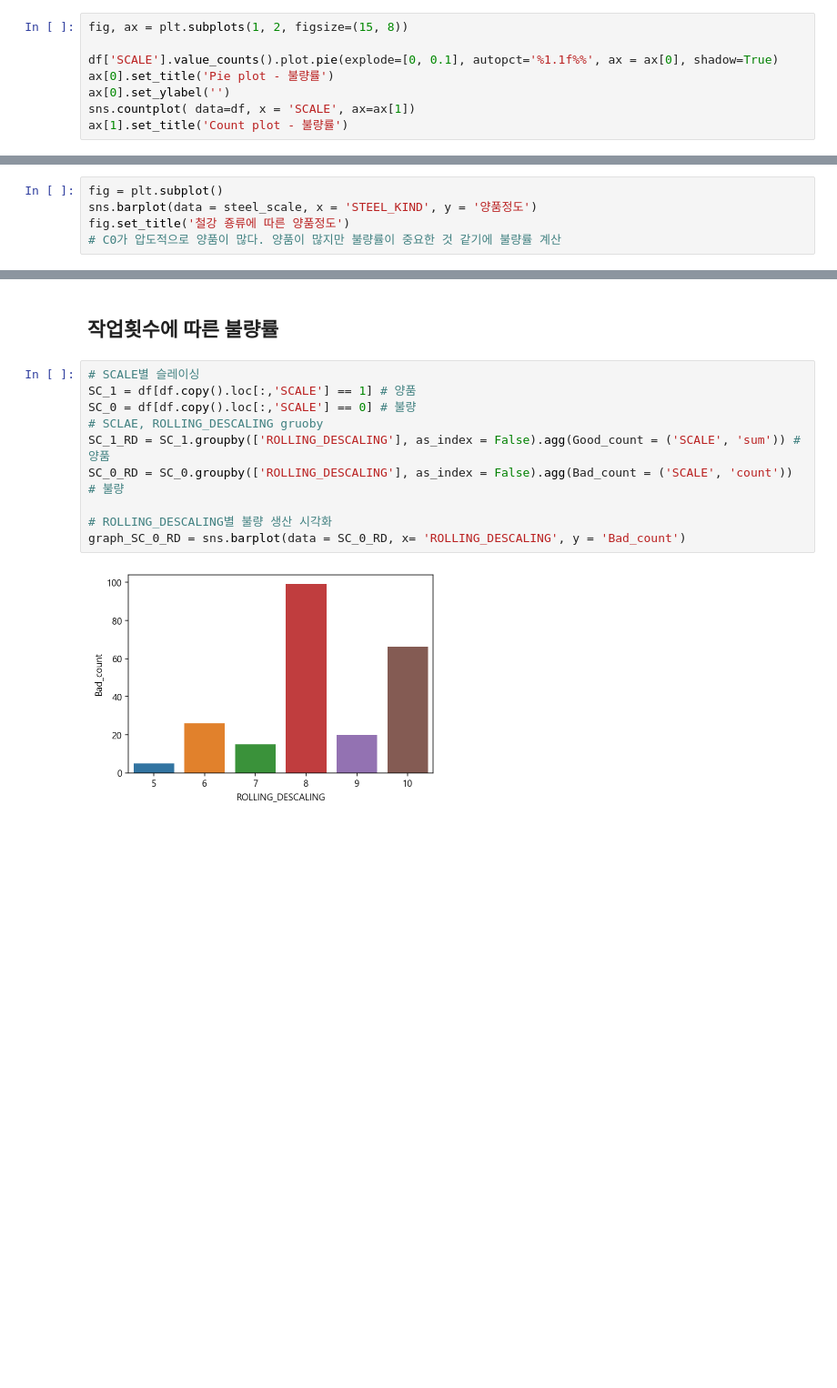
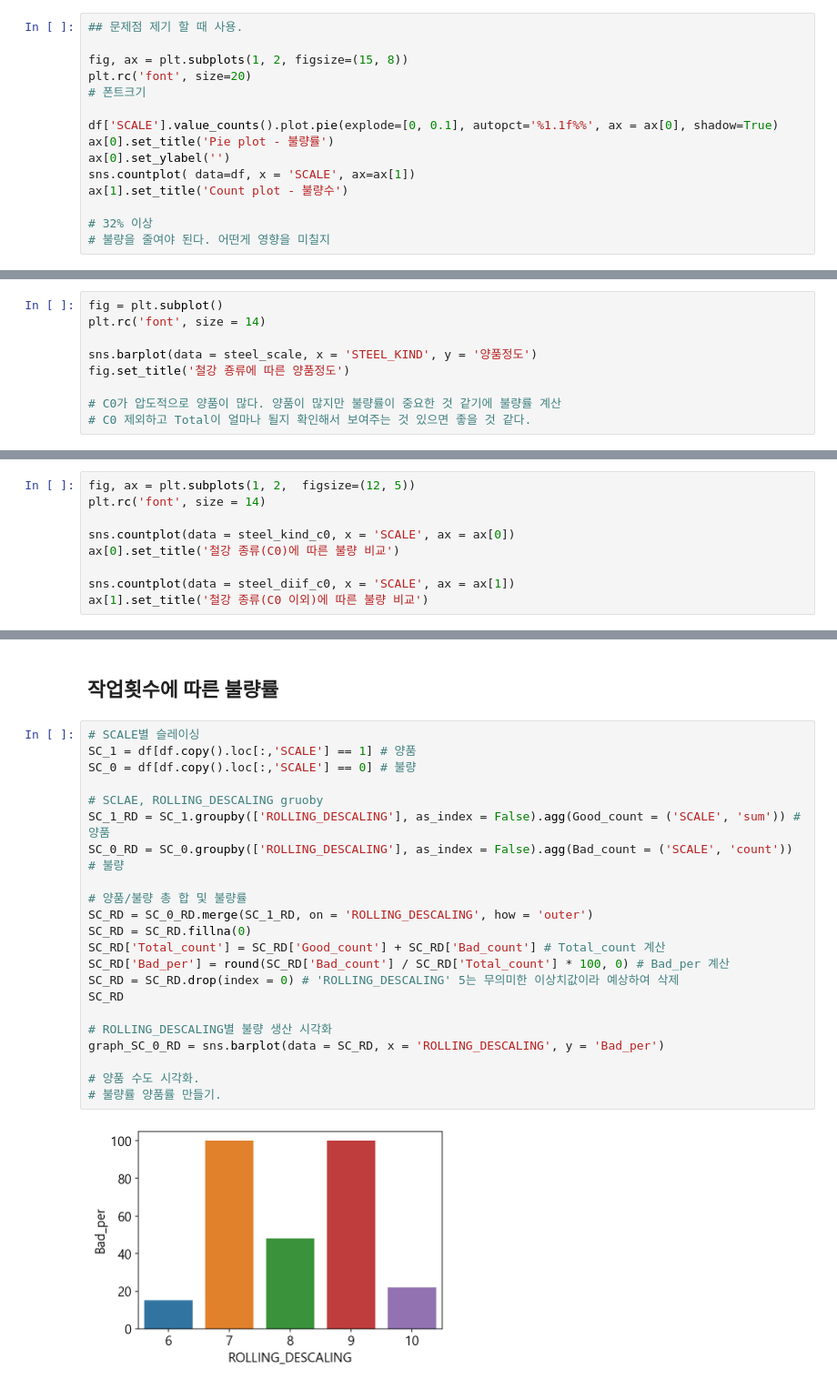
Before and after one commit to ManuSong/First-Project-8, a Jupyter notebook: 8조_프젝.ipynb, the cells around one changed output, grey strips where cells are left out. Shown at 91% size. Cells and saved outputs as stored; diff of their text form; blank space fills up the shorter version.

```diff
--- a/8조_프젝.ipynb
+++ b/8조_프젝.ipynb
@@ -53,11 +72,18 @@ df.head()
 - 0 : 불량
 - 1 : 양품
 # %%
+## 문제점 제기 할 때 사용.
+
 fig, ax = plt.subplots(1, 2, figsize=(15, 8))
+plt.rc('font', size=20)
+# 폰트크기
 
 df['SCALE'].value_counts().plot.pie(explode=[0, 0.1], autopct='%1.1f%%', ax = ax[0], shadow=True)
 ax[0].set_title('Pie plot - 불량률')
 ax[0].set_ylabel('')
 sns.countplot( data=df, x = 'SCALE', ax=ax[1])
-ax[1].set_title('Count plot - 불량률')
+ax[1].set_title('Count plot - 불량수')
+
+# 32% 이상
+# 불량을 줄여야 된다. 어떤게 영향을 미칠지
 # %% [output]
@@ -130,8 +187,12 @@ steel_total_scale
 | 8 | T8 | 95 |
 # %%
 fig = plt.subplot()
+plt.rc('font', size = 14)
+
 sns.barplot(data = steel_scale, x = 'STEEL_KIND', y = '양품정도')
 fig.set_title('철강 죵류에 따른 양품정도')
+
 # C0가 압도적으로 양품이 많다. 양품이 많지만 불량률이 중요한 것 같기에 불량률 계산
+# C0 제외하고 Total이 얼마나 될지 확인해서 보여주는 것 있으면 좋을 것 같다.
 # %% [output]
 Text(0.5, 1.0, '철강 죵류에 따른 양품정도')
@@ -152,0 +228,9 @@ steel_scale
+# %%
+fig, ax = plt.subplots(1, 2,  figsize=(12, 5))
+plt.rc('font', size = 14)
+
+sns.countplot(data = steel_kind_c0, x = 'SCALE', ax = ax[0])
+ax[0].set_title('철강 종류(C0)에 따른 불량 비교')
+
+sns.countplot(data = steel_diif_c0, x = 'SCALE', ax = ax[1])
+ax[1].set_title('철강 종류(C0 이외)에 따른 불량 비교')
@@ -192,12 +382,24 @@ Text(0.5, 1.0, '무게 평균 별 불량 수')
 # %%
 # SCALE별 슬레이싱
 SC_1 = df[df.copy().loc[:,'SCALE'] == 1] # 양품
 SC_0 = df[df.copy().loc[:,'SCALE'] == 0] # 불량
+
 # SCLAE, ROLLING_DESCALING gruoby
 SC_1_RD = SC_1.groupby(['ROLLING_DESCALING'], as_index = False).agg(Good_count = ('SCALE', 'sum')) # 양품
 SC_0_RD = SC_0.groupby(['ROLLING_DESCALING'], as_index = False).agg(Bad_count = ('SCALE', 'count')) # 불량
 
+# 양품/불량 총 합 및 불량률
+SC_RD = SC_0_RD.merge(SC_1_RD, on = 'ROLLING_DESCALING', how = 'outer')
+SC_RD = SC_RD.fillna(0)
+SC_RD['Total_count'] = SC_RD['Good_count'] + SC_RD['Bad_count'] # Total_count 계산
+SC_RD['Bad_per'] = round(SC_RD['Bad_count'] / SC_RD['Total_count'] * 100, 0) # Bad_per 계산
+SC_RD = SC_RD.drop(index = 0) # 'ROLLING_DESCALING' 5는 무의미한 이상치값이라 예상하여 삭제
+SC_RD
+
 # ROLLING_DESCALING별 불량 생산 시각화
-graph_SC_0_RD = sns.barplot(data = SC_0_RD, x= 'ROLLING_DESCALING', y = 'Bad_count')
+graph_SC_0_RD = sns.barplot(data = SC_RD, x = 'ROLLING_DESCALING', y = 'Bad_per')
+
+# 양품 수도 시각화.
+# 불량률 양품률 만들기.
 # %% [output]
-[figure, old version]
+[figure, new version]
```
Also changed, not shown: parts of 57 cells of this notebook, 1 other file.
